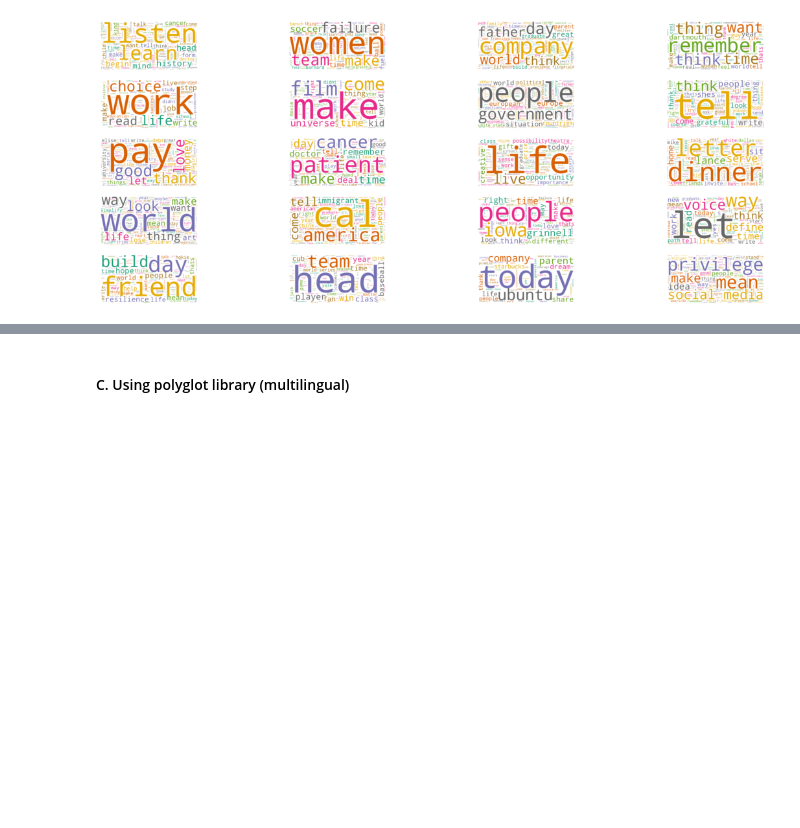
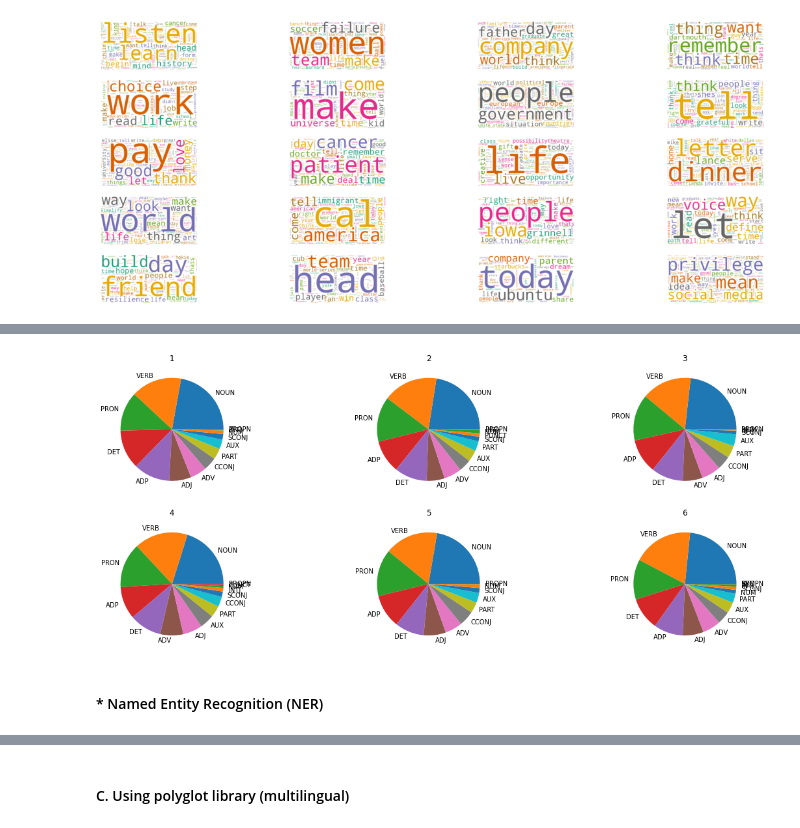
Before and after one commit to katiehuang1221/NLP-Analysis-On-Motivational-Speeches, a Jupyter notebook: notebook/03_data_cleaning_2.ipynb, the cells around one changed output, grey strips where cells are left out. Cells and saved outputs as stored; diff of their text form; code cells hidden in the pictures; blank space fills up the shorter version.

```diff
--- a/notebook/03_data_cleaning_2.ipynb
+++ b/notebook/03_data_cleaning_2.ipynb
@@ -284,0 +468,16 @@ plt.show()
+# %%
+def pos_pie(article):
+    nlp = spacy.load('en_core_web_sm')
+    doc = nlp(article)
+    pos = [(token.text, token.pos_) for token in doc]
+    pos_df = pd.DataFrame(pos,columns=['word','pos'])
+    return pos_df.pos.value_counts().plot(kind='pie');
+# %%
+for index, speech in enumerate(speech_clean_3.transcript.iloc[:6]):
+    plt.subplot(2, 3, index+1)
+    pos_pie(speech)
+    plt.title(index+1)
+
+plt.show()
+# %% [output]
+[figure, added]
@@ -284,0 +486,2 @@ plt.show()
+# %% [markdown]
+#### * Named Entity Recognition (NER)
```
Also changed, not shown: parts of 47 cells of this notebook, 1 other file.
